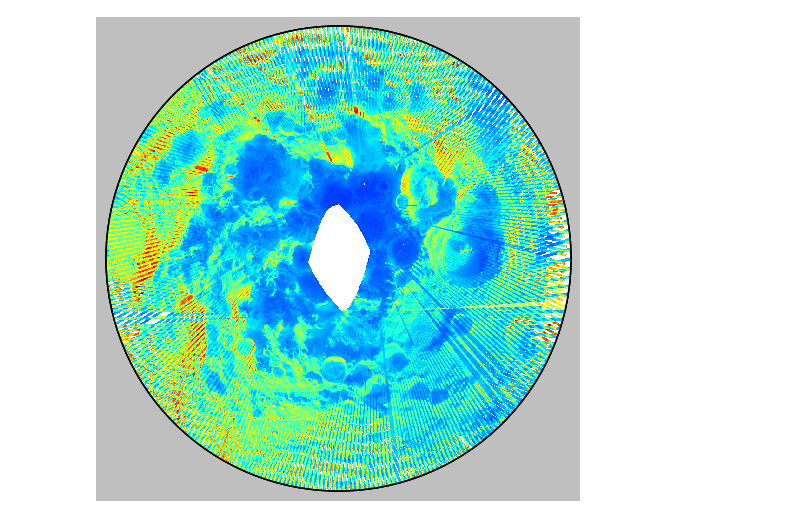
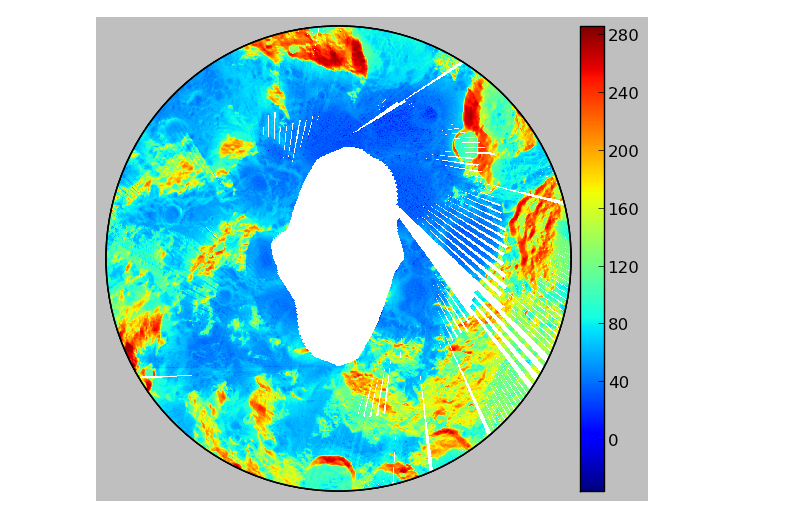
Before and after one commit to lro-diviner/divcalib, a Jupyter notebook: notebooks/map plotting.ipynb, the cells around one changed output. Cells and saved outputs as stored; diff of their text form; code cells hidden in the pictures.

```diff
--- a/notebooks/map plotting.ipynb
+++ b/notebooks/map plotting.ipynb
@@ -3,4 +7,4 @@ import pandas as pd
 # %%
 bounding_lat = -85
 # %%
-store = pd.HDFStore('/u/paige/maye/raid/rdr20_month_samples/nominal/C9.h5')
+store = pd.HDFStore('/u/paige/maye/rdr20_month_samples/divdata.h5')
@@ -16,0 +18,3 @@ File path: /u/paige/maye/raid/rdr20_month_samples/nominal/C9.h5
+# %%
+old_night = store['old_night']
+old_day = store['old_day']
@@ -16,0 +23,3 @@ File path: /u/paige/maye/raid/rdr20_month_samples/nominal/C9.h5
+# %%
+kind='no_rad_corr'
+chid = 'C9'
@@ -65,3 +43,5 @@ store_sm_uncompressed.close()
+# %%
+df = old_day
 # %%
 from mpl_toolkits.basemap import Basemap
 
@@ -102,7 +81,10 @@ palette = cm.jet
 # %%
 ax = gca()
 palette.set_bad(ax.get_axis_bgcolor(), 1.0)
-CS = m.pcolormesh(xedges, yedges, H.T, shading='flat',cmap=palette)
-savefig('southpole_grid'+str(gridpts)+'.png',dpi=300)
+CS = m.pcolormesh(xedges, yedges, H.T, shading='flat',cmap=palette,
+                  #vmax=4,vmin=-4,
+                  )
+m.colorbar()
+savefig('_'.join(['southpole',chid,kind,str(gridpts),'old','day'])+'.png',dpi=300)
 # %% [output]
-[figure, old version]
+[figure, new version]
```
Also changed, not shown: parts of 18 cells of this notebook, 2 other files.
